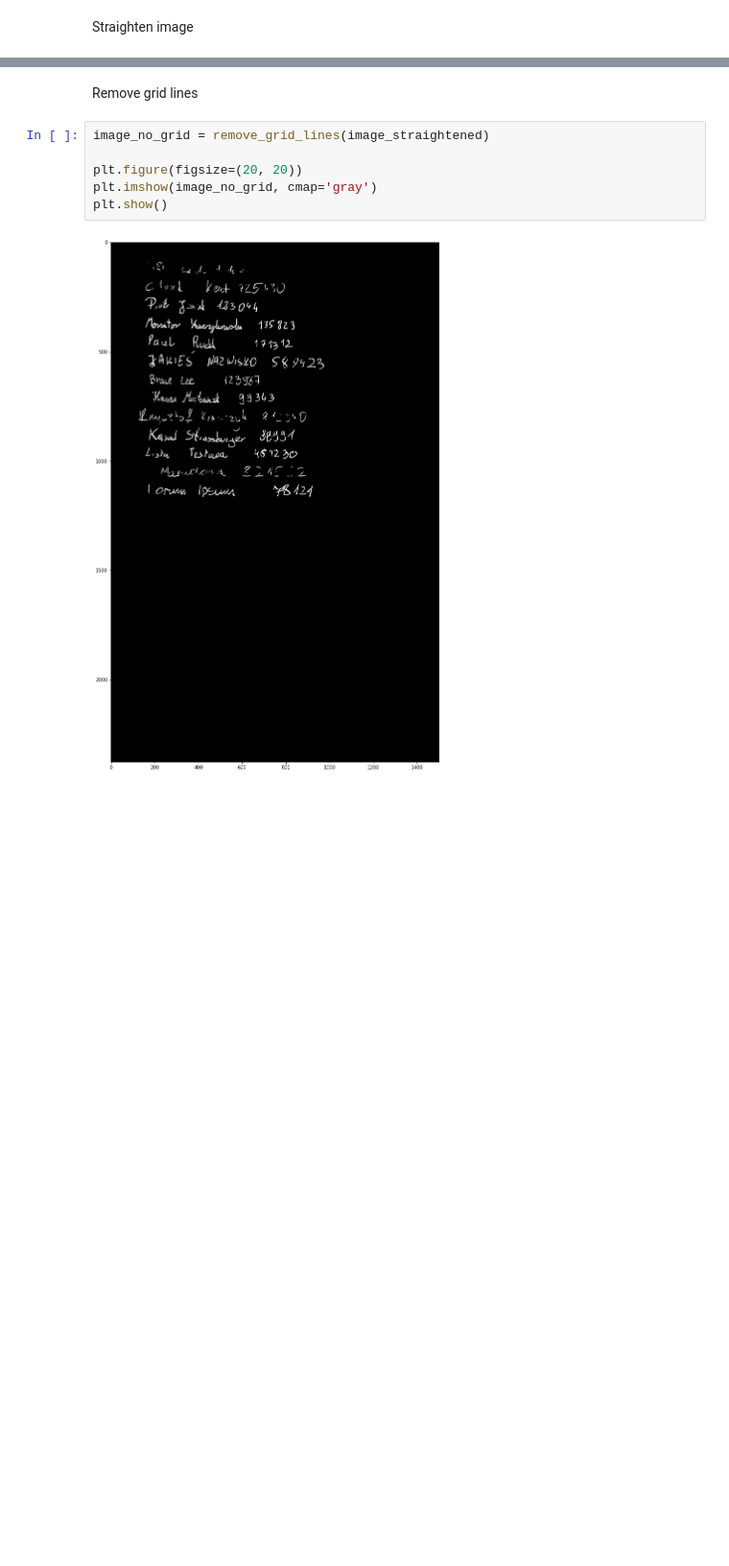
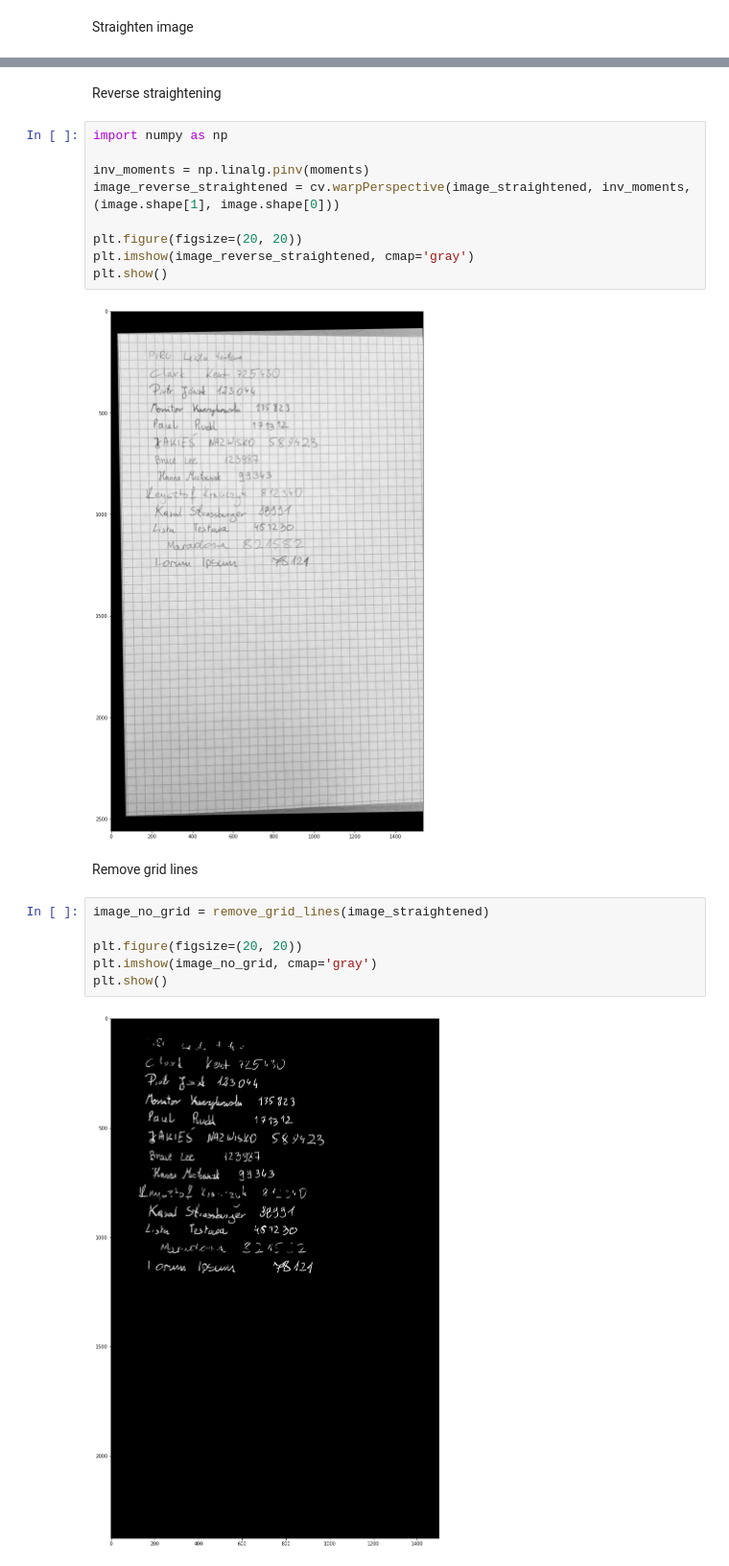
Before and after one commit to PUT-II/Computer-Vision-Project-2, a Jupyter notebook: main_pipeline.ipynb, the cells around one changed output, grey strips where cells are left out. Shown at 96% size. Drawn from its saved outputs; the diff is of its cells as text; blank space fills up the shorter version.

```diff
--- a/main_pipeline.ipynb
+++ b/main_pipeline.ipynb
@@ -25,3 +30,16 @@ plt.show()
+# %% [markdown]
+Reverse straightening
+# %%
+import numpy as np
+
+inv_moments = np.linalg.pinv(moments)
+image_reverse_straightened = cv.warpPerspective(image_straightened, inv_moments, (image.shape[1], image.shape[0]))
+
+plt.figure(figsize=(20, 20))
+plt.imshow(image_reverse_straightened, cmap='gray')
+plt.show()
+# %% [output]
+[figure, added]
 # %% [markdown]
 Remove grid lines
 # %%
```
Also changed, not shown: parts of 3 cells of this notebook, 2 other files.
